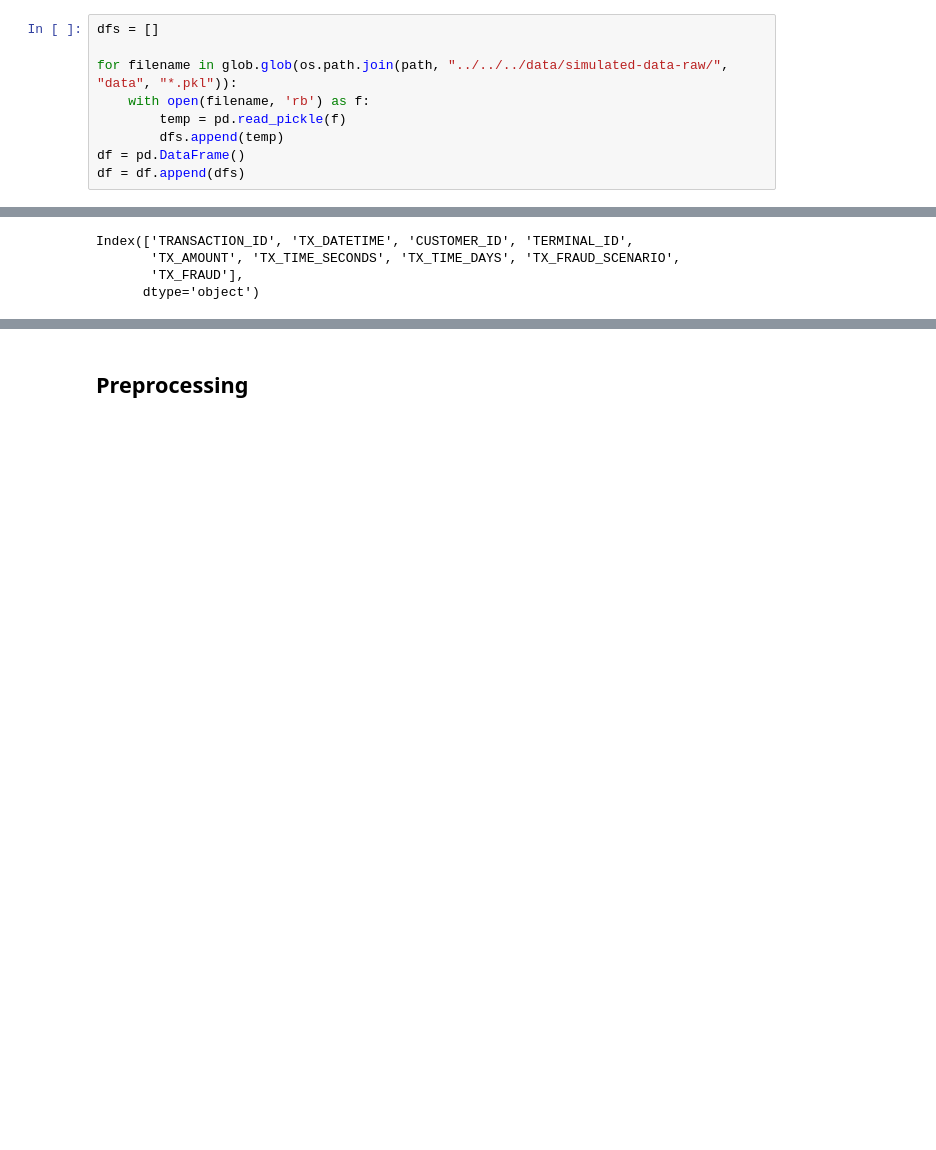
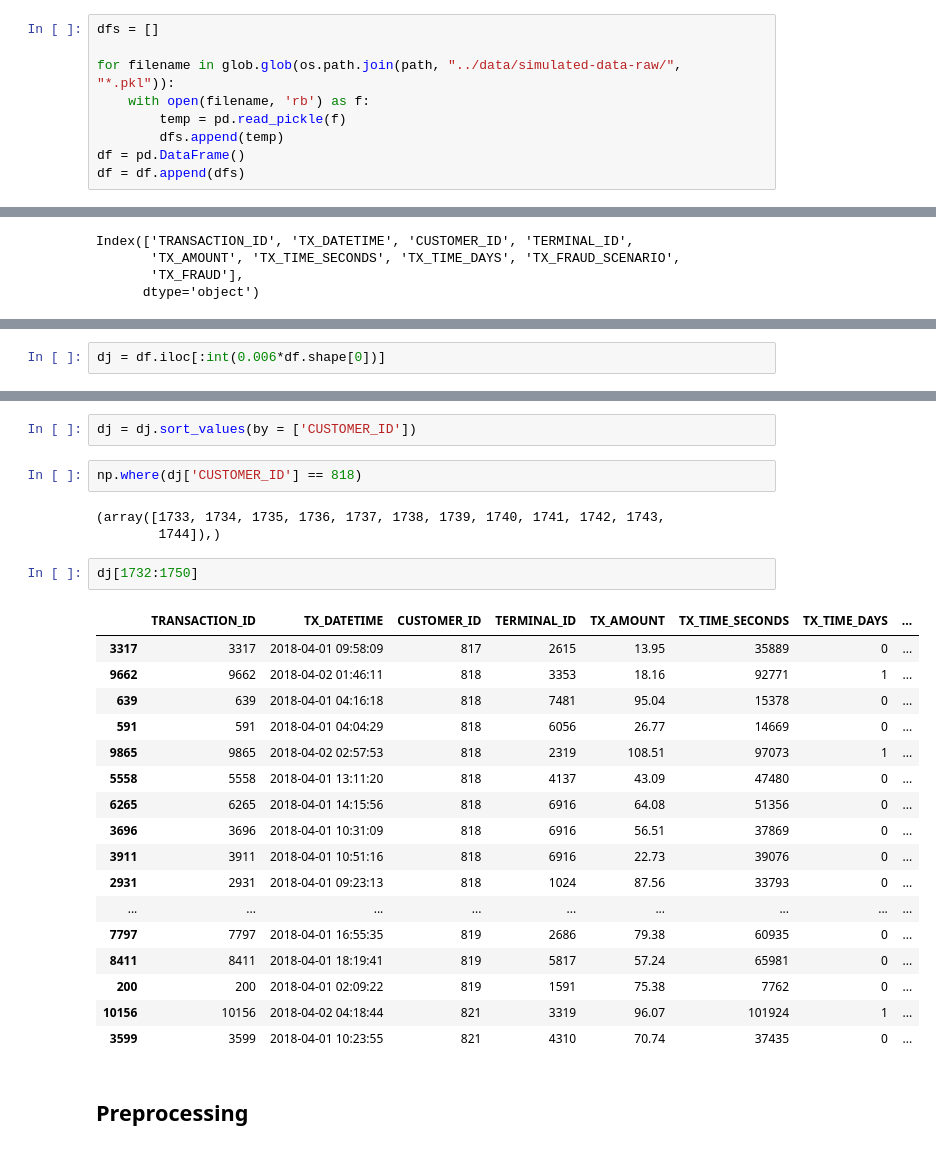
Before and after one commit to mossishahi/Astek, a Jupyter notebook: projects/notebooks/LSTM-RegressionModel.ipynb, the cells around one changed output, grey strips where cells are left out. Drawn from its saved outputs; the diff is of its cells as text; blank space fills up the shorter version.

```diff
--- a/projects/models/kaggle-models/notebooks/LSTM-RegressionModel.ipynb
+++ b/projects/notebooks/LSTM-RegressionModel.ipynb
@@ -77,7 +84,7 @@ c-logger    : ERROR    TEST
 # %%
 dfs = []
 
-for filename in glob.glob(os.path.join(path, "../../../data/simulated-data-raw/", "data", "*.pkl")):
+for filename in glob.glob(os.path.join(path, "../data/simulated-data-raw/", "*.pkl")):
     with open(filename, 'rb') as f:
         temp = pd.read_pickle(f)
         dfs.append(temp)
@@ -104 +204,3 @@ Index(['TRANSACTION_ID', 'TX_DATETIME', 'CUSTOMER_ID', 'TERMINAL_ID',
+# %%
+dj = df.iloc[:int(0.006*df.shape[0])]
 # %%
@@ -113,3 +259,30 @@ df.head()
+# %%
+dj = dj.sort_values(by = ['CUSTOMER_ID'])
+# %%
+np.where(dj['CUSTOMER_ID'] == 818)
+# %% [output]
+(array([1733, 1734, 1735, 1736, 1737, 1738, 1739, 1740, 1741, 1742, 1743,
+        1744]),)
+# %%
+dj[1732:1750]
+# %% [output]
+|  | TRANSACTION_ID | TX_DATETIME | CUSTOMER_ID | TERMINAL_ID | TX_AMOUNT | TX_TIME_SECONDS | TX_TIME_DAYS | ... |
+| 3317 | 3317 | 2018-04-01 09:58:09 | 817 | 2615 | 13.95 | 35889 | 0 | ... |
+| 9662 | 9662 | 2018-04-02 01:46:11 | 818 | 3353 | 18.16 | 92771 | 1 | ... |
+| 639 | 639 | 2018-04-01 04:16:18 | 818 | 7481 | 95.04 | 15378 | 0 | ... |
+| 591 | 591 | 2018-04-01 04:04:29 | 818 | 6056 | 26.77 | 14669 | 0 | ... |
+| 9865 | 9865 | 2018-04-02 02:57:53 | 818 | 2319 | 108.51 | 97073 | 1 | ... |
+| 5558 | 5558 | 2018-04-01 13:11:20 | 818 | 4137 | 43.09 | 47480 | 0 | ... |
+| 6265 | 6265 | 2018-04-01 14:15:56 | 818 | 6916 | 64.08 | 51356 | 0 | ... |
+| 3696 | 3696 | 2018-04-01 10:31:09 | 818 | 6916 | 56.51 | 37869 | 0 | ... |
+| 3911 | 3911 | 2018-04-01 10:51:16 | 818 | 6916 | 22.73 | 39076 | 0 | ... |
+| 2931 | 2931 | 2018-04-01 09:23:13 | 818 | 1024 | 87.56 | 33793 | 0 | ... |
+| ... | ... | ... | ... | ... | ... | ... | ... | ... |
+| 7797 | 7797 | 2018-04-01 16:55:35 | 819 | 2686 | 79.38 | 60935 | 0 | ... |
+| 8411 | 8411 | 2018-04-01 18:19:41 | 819 | 5817 | 57.24 | 65981 | 0 | ... |
+| 200 | 200 | 2018-04-01 02:09:22 | 819 | 1591 | 75.38 | 7762 | 0 | ... |
+| 10156 | 10156 | 2018-04-02 04:18:44 | 821 | 3319 | 96.07 | 101924 | 1 | ... |
+| 3599 | 3599 | 2018-04-01 10:23:55 | 821 | 4310 | 70.74 | 37435 | 0 | ... |
 # %% [markdown]
 ## Preprocessing
 # %%
```
Also changed, not shown: parts of 40 cells of this notebook, 23 other files.
